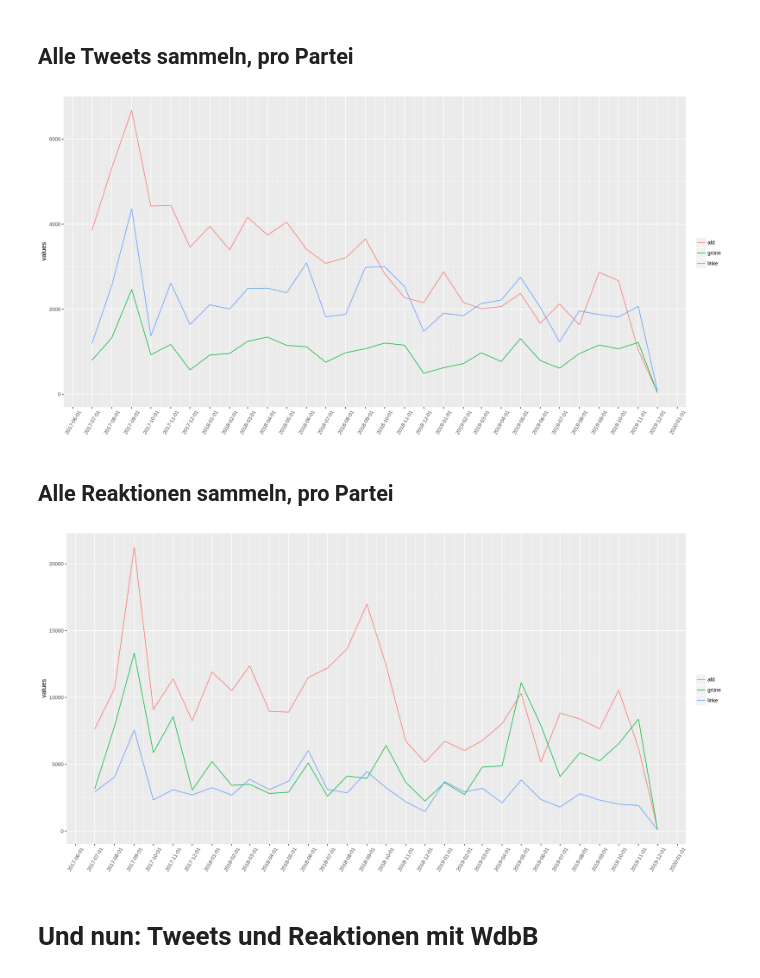
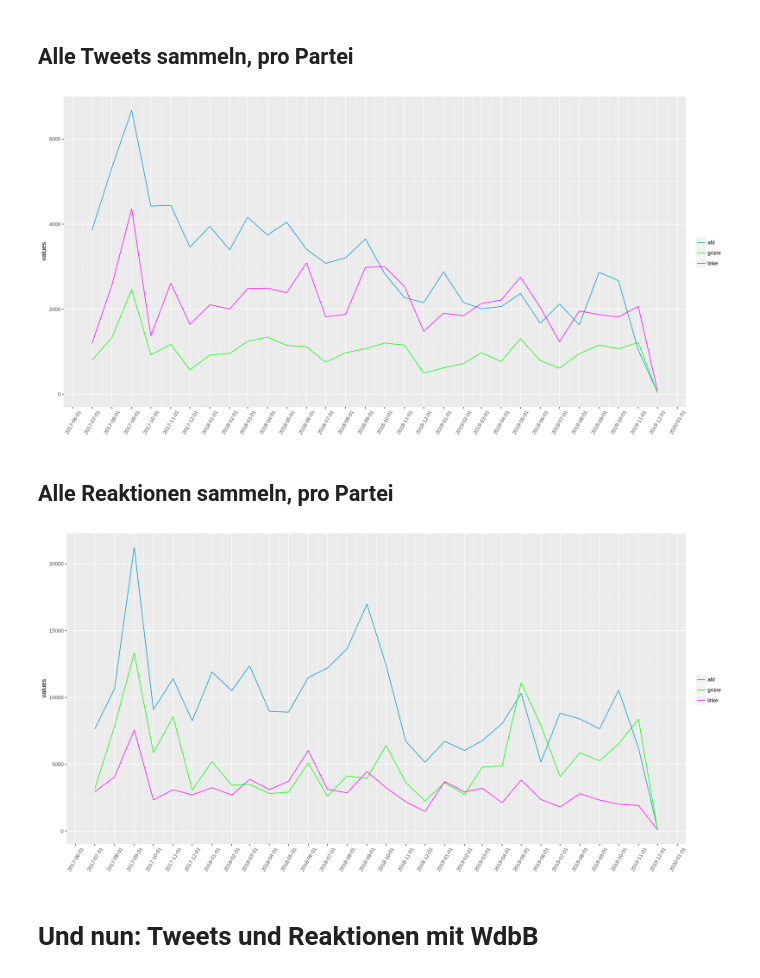
Before and after one commit to gesiscss/gesis_dataday_20, a Jupyter notebook: smm/Parteien_Vergleich.ipynb, the cells around one changed output. Cells and saved outputs as stored; diff of their text form; code cells hidden in the pictures.

```diff
--- a/smm/Parteien_Vergleich.ipynb
+++ b/smm/Parteien_Vergleich.ipynb
@@ -76,14 +76,16 @@ tweets_party3[['party']] <- party3
 all_tweets <- rbind(tweets_party1, tweets_party2, tweets_party3)
 # %%
 options(repr.plot.width=16, repr.plot.height=8)
+color_palette <- c("grüne"="green","linke"="magenta1","afd"="deepskyblue3")
 
 # Plotting tweets
 ggplot(data=all_tweets, aes(x=as.Date(labels), y=values)) + stat_summary(fun.y = sum, geom="line", aes(colour = party)) +
     theme(axis.text.x = element_text( angle = 60, hjust = 0.5, vjust = 0.5),
     axis.title.x = element_blank(), legend.title = element_blank()) +
+    scale_color_manual(values=color_palette) +
     scale_x_date(date_breaks = "1 month")
 # %% [output]
-[figure, old version]
+[figure, new version]
 # %% [markdown]
 ## Alle Reaktionen sammeln, pro Partei
 # %%
@@ -125,13 +127,14 @@ all_replies <- rbind(replies_party1, replies_party2, replies_party3)
 # %%
 # plotting replies
 options(repr.plot.width=16, repr.plot.height=8)
 ggplot(data=all_replies, aes(x=as.Date(labels), y=values)) + stat_summary(fun.y = sum, geom="line", aes(colour = party)) +
 
     #geom_point(aes(colour = factor(party))) +
     theme(axis.text.x = element_text( angle = 60, hjust = 0.5, vjust = 0.5),
-        axis.title.x = element_blank(), legend.title = element_blank()) +
+    axis.title.x = element_blank(), legend.title = element_blank()) +
+    scale_color_manual(values=color_palette) +
     scale_x_date(date_breaks = "1 month")
 # %% [output]
-[figure, old version]
+[figure, new version]
 # %% [markdown]
 # Und nun: Tweets und Reaktionen mit WdbB
```
Also changed, not shown: parts of 10 cells of this notebook, 1 other file.
